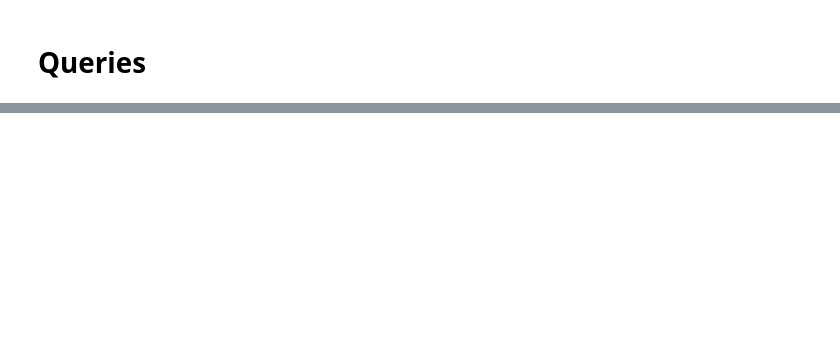
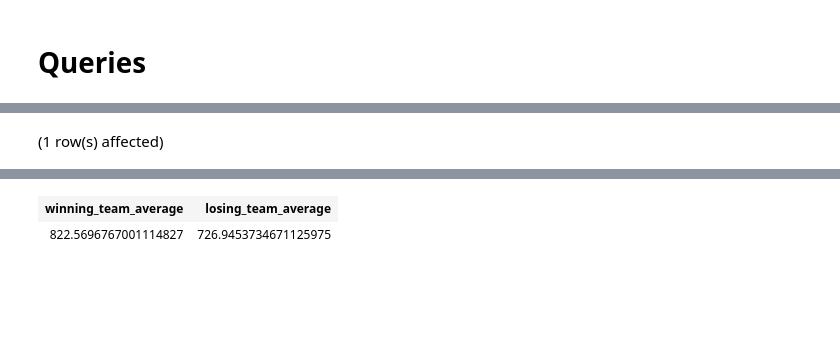
Before and after one commit to po-trottier/concordia-data-systems, a Jupyter notebook: Phase2/project_notebook.ipynb, the cells around one changed output, grey strips where cells are left out. Drawn from its saved outputs; the diff is of its cells as text; code cells hidden in the pictures; blank space fills up the shorter version.

```diff
--- a/Phase2/project_notebook.ipynb
+++ b/Phase2/project_notebook.ipynb
@@ -226,0 +363,5 @@ Total execution time: 00:00:00.002
+# %%
+SELECT AVG("Vision_Winning_Team") AS Winning_Team_Average, AVG("Vision_Losing_Team") AS Losing_Team_Average
+FROM something_about_vision
+# %% [output]
+(1 row(s) affected)
@@ -227,2 +369,4 @@ Total execution time: 00:00:00.002
+| winning_team_average | losing_team_average |
+| 822.5696767001114827 | 726.9453734671125975 |
 # %% [markdown]
 ## <span style="font-size: 13pt; font-family: Lato, sans-serif; color: rgb(255, 255, 255); background-color: transparent; font-variant-numeric: normal; font-variant-east-asian: normal; vertical-align: baseline; white-space: pre-wrap;">4 - Does the team that kills the first Rift Herald win more often?</span>
```
Also changed, not shown: parts of 40 cells of this notebook, 11 other files.
